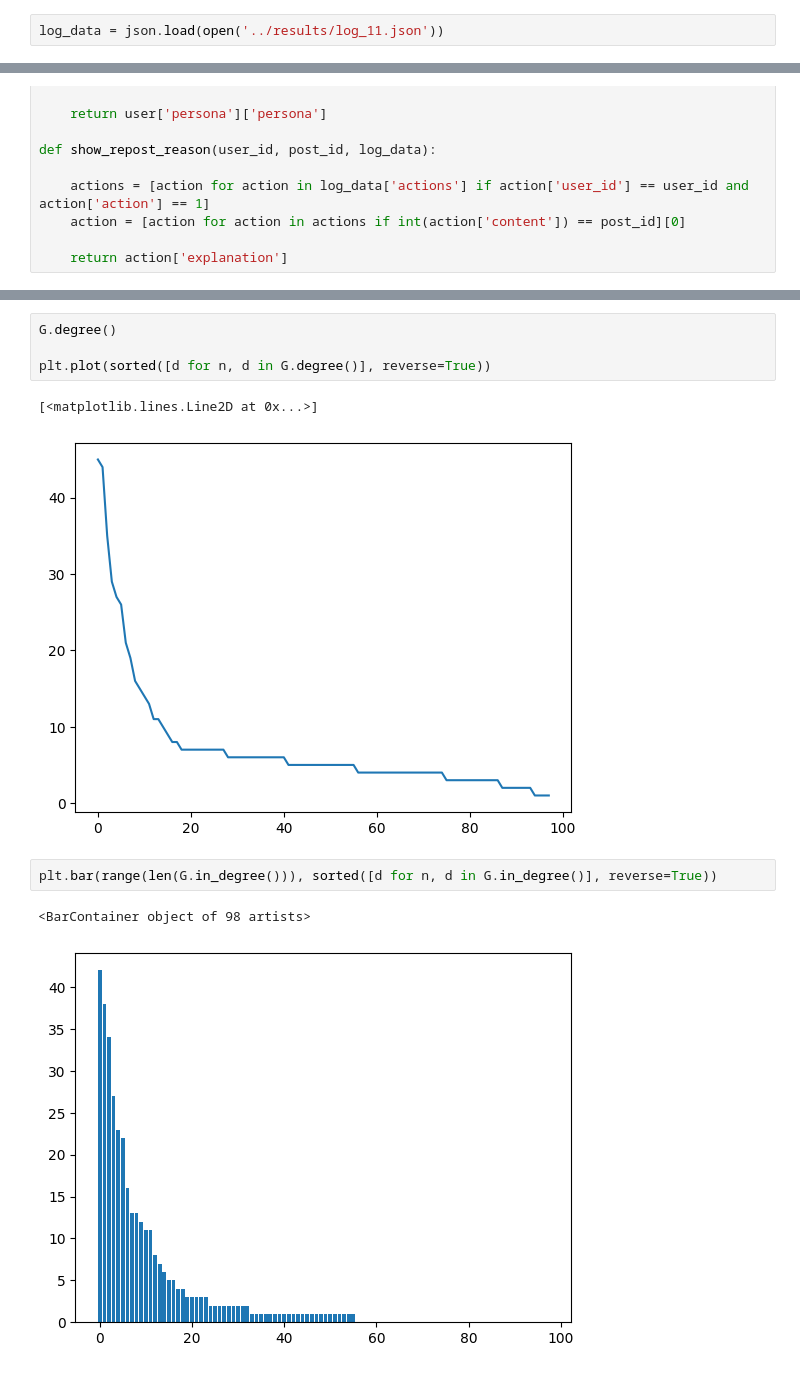
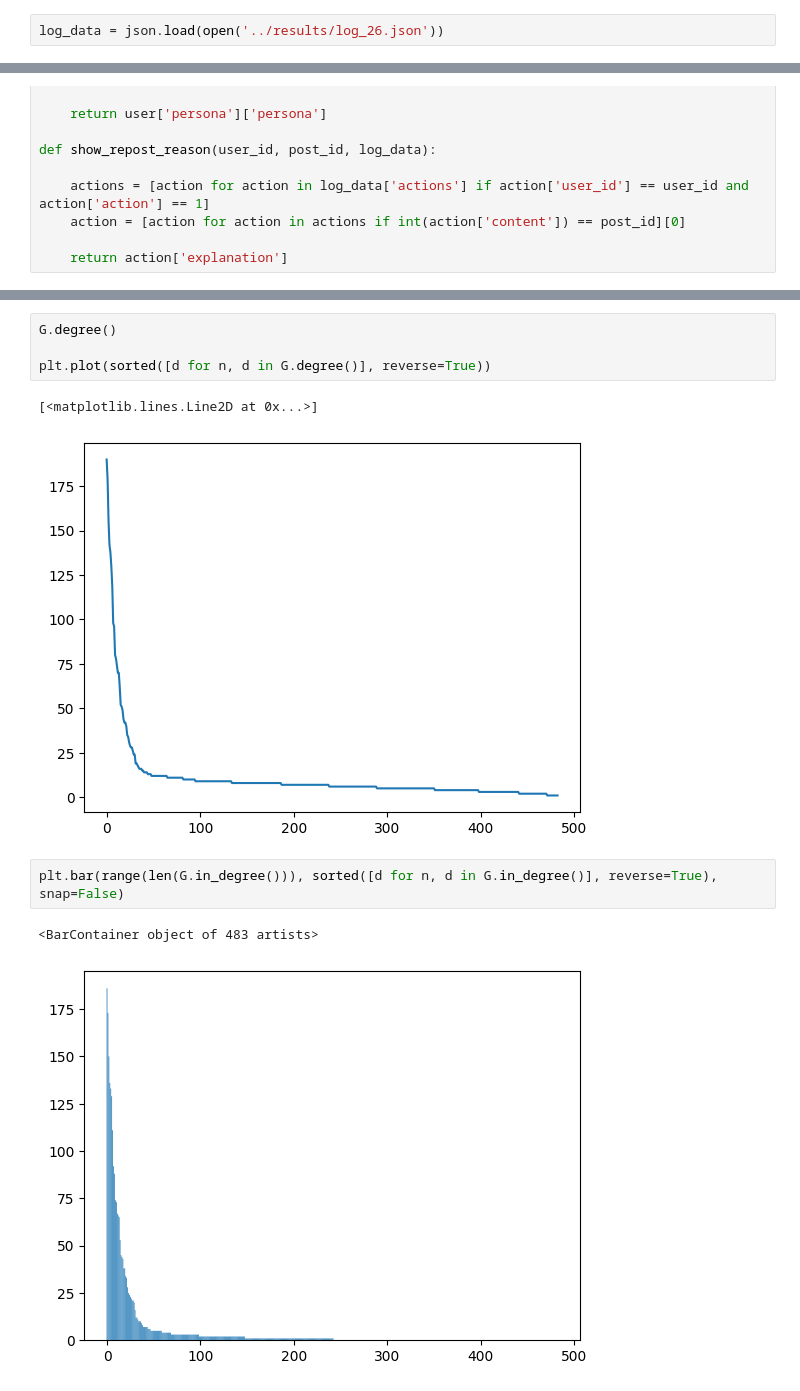
Before and after one commit to maiklarooij/MasterProject, a Jupyter notebook: analysis/analyse_log.ipynb, the cells around one changed output, grey strips where cells are left out. Saved outputs shown, nothing was run; the diff lists cells and outputs as text.

```diff
--- a/analysis/analyse_log.ipynb
+++ b/analysis/analyse_log.ipynb
@@ -3,7 +3,7 @@ import json
 import matplotlib.pyplot as plt
 from collections import Counter
 # %%
-log_data = json.load(open('../results/log_11.json'))
+log_data = json.load(open('../results/log_26.json'))
 # %%
 print(f"This simulation used {log_data['total_tokens_input']} input tokens, from which {log_data['total_tokens_cached']} cached.")
 print(f"This simulation used {log_data['total_tokens_output']} output tokens.")
@@ -262,12 +303,12 @@ G.degree()
 plt.plot(sorted([d for n, d in G.degree()], reverse=True))
 # %% [output]
 [<matplotlib.lines.Line2D at 0x...>]
-[figure, old version]
+[figure, new version]
 # %%
-plt.bar(range(len(G.in_degree())), sorted([d for n, d in G.in_degree()], reverse=True))
+plt.bar(range(len(G.in_degree())), sorted([d for n, d in G.in_degree()], reverse=True), snap=False)
 # %% [output]
-<BarContainer object of 98 artists>
+<BarContainer object of 483 artists>
-[figure, old version]
+[figure, new version]
 # %%
 line, = plt.plot(sorted([d for n, d in G.degree()], reverse=True))
 plt.yscale('log')
```
Also changed, not shown: parts of 26 cells of this notebook, 8 other files.
